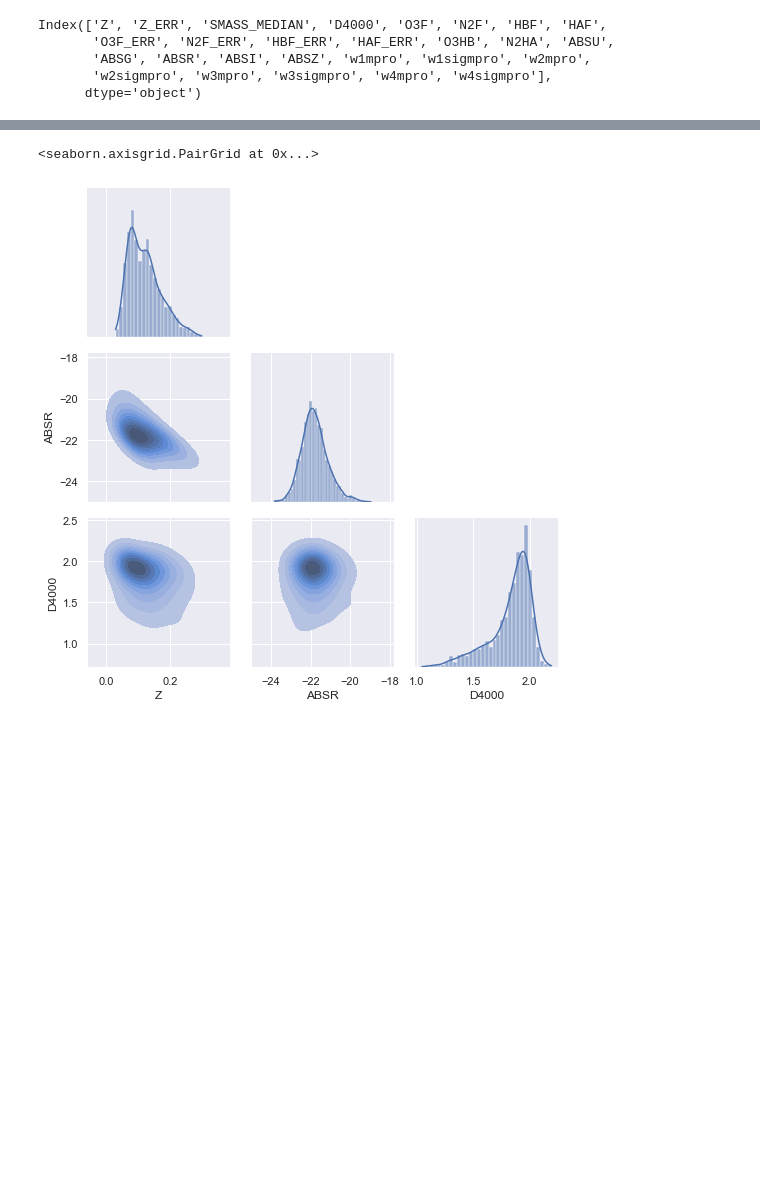
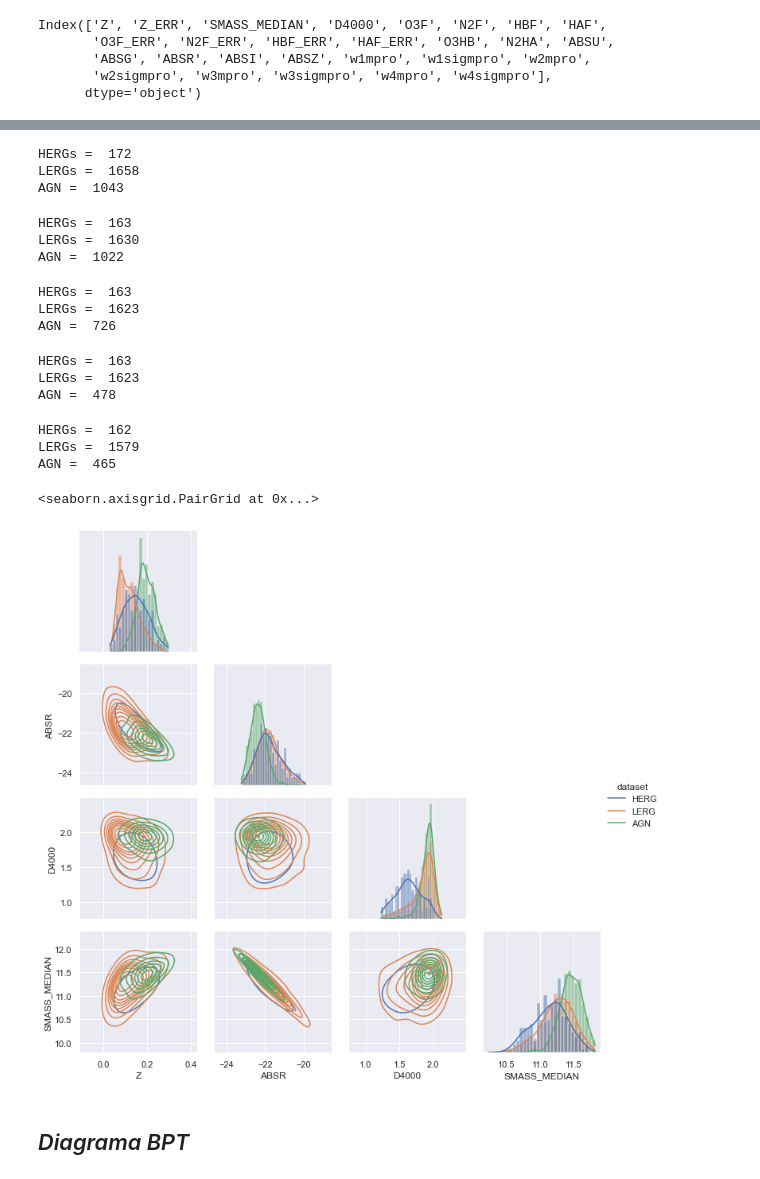
Before and after one commit to yoclaudius/Trabajo_final_Astroestad-stica, a Jupyter notebook: Trabajo_Final_Claudio_Lopez.ipynb, the cells around one changed output, grey strips where cells are left out. Saved outputs shown, nothing was run; the diff lists cells and outputs as text; code cells hidden in the pictures; blank space fills up the shorter version.

```diff
--- a/Trabajo_Final_Claudio_Lopez.ipynb
+++ b/Trabajo_Final_Claudio_Lopez.ipynb
@@ -15,8 +64,68 @@ Index(['Z', 'Z_ERR', 'SMASS_MEDIAN', 'D4000', 'O3F', 'N2F', 'HBF', 'HAF',
+# %%
+d4000_q = np.quantile(fulldata['D4000'], q=[0.01,0.99])
+fulldata = fulldata[fulldata['D4000'] > d4000_q[0]]
+fulldata = fulldata[fulldata['D4000'] < d4000_q[1]]
+print('HERGs = ', np.sum((fulldata['dataset'] == 'HERG')))
+print('LERGs = ', np.sum((fulldata['dataset'] == 'LERG')))
+print('AGN = ', np.sum((fulldata['dataset'] == 'AGN')))
+# %% [output]
+HERGs =  172
+LERGs =  1658
+AGN =  1043
+# %%
+ABSR_q = np.quantile(fulldata['ABSR'], q=[0.01,0.99])
+fulldata = fulldata[fulldata['ABSR'] > ABSR_q[0]]
+fulldata = fulldata[fulldata['ABSR'] < ABSR_q[1]]
+print('HERGs = ', np.sum((fulldata['dataset'] == 'HERG')))
+print('LERGs = ', np.sum((fulldata['dataset'] == 'LERG')))
+print('AGN = ', np.sum((fulldata['dataset'] == 'AGN')))
+# %% [output]
+HERGs =  163
+LERGs =  1630
+AGN =  1022
+# %%
+for i in range(2):
+    O3HB_q = np.quantile(fulldata['O3HB'], q=[0.01,0.99])
+    fulldata = fulldata[fulldata['O3HB'] > O3HB_q[0]]
+    fulldata = fulldata[fulldata['O3HB'] < O3HB_q[1]]
+print('HERGs = ', np.sum((fulldata['dataset'] == 'HERG')))
+print('LERGs = ', np.sum((fulldata['dataset'] == 'LERG')))
+print('AGN = ', np.sum((fulldata['dataset'] == 'AGN')))
+# %% [output]
+HERGs =  163
+LERGs =  1623
+AGN =  726
+# %%
+for i in range(2):
+    N2HA_q = np.quantile(fulldata['N2HA'], q=[0.01,0.99])
+    fulldata = fulldata[fulldata['N2HA'] > N2HA_q[0]]
+    fulldata = fulldata[fulldata['N2HA'] < N2HA_q[1]]
+print('HERGs = ', np.sum((fulldata['dataset'] == 'HERG')))
+print('LERGs = ', np.sum((fulldata['dataset'] == 'LERG')))
+print('AGN = ', np.sum((fulldata['dataset'] == 'AGN')))
+# %% [output]
+HERGs =  163
+LERGs =  1623
+AGN =  478
+# %%
+SMASS_MEDIAN_q = np.quantile(fulldata['SMASS_MEDIAN'], q=[0.01,0.99])
+fulldata = fulldata[fulldata['SMASS_MEDIAN'] > SMASS_MEDIAN_q[0]]
+fulldata = fulldata[fulldata['SMASS_MEDIAN'] < SMASS_MEDIAN_q[1]]
+print('HERGs = ', np.sum((fulldata['dataset'] == 'HERG')))
+print('LERGs = ', np.sum((fulldata['dataset'] == 'LERG')))
+print('AGN = ', np.sum((fulldata['dataset'] == 'AGN')))
+# %% [output]
+HERGs =  162
+LERGs =  1579
+AGN =  465
 # %%
-g = sns.PairGrid(dr7sdss, vars=['Z','ABSR','D4000'], corner=True)
-g.map_lower(sns.kdeplot, fill=True, bw_adjust=2)
-g.map_diag(sns.histplot, kde=True)
+g = sns.PairGrid(fulldata, vars=['Z','ABSR','D4000','SMASS_MEDIAN'], hue='dataset', corner=True)
+g.map_lower(sns.kdeplot, bw_adjust=2)
+g.map_diag(sns.histplot, stat="probability", common_norm=False, kde=True)
+g.add_legend()
 # %% [output]
 <seaborn.axisgrid.PairGrid at 0x...>
-[figure, old version]
+[figure, new version]
+# %% [markdown]
+## *Diagrama BPT*
 # %%
```
Also changed, not shown: parts of 16 cells of this notebook, 1 other file.
